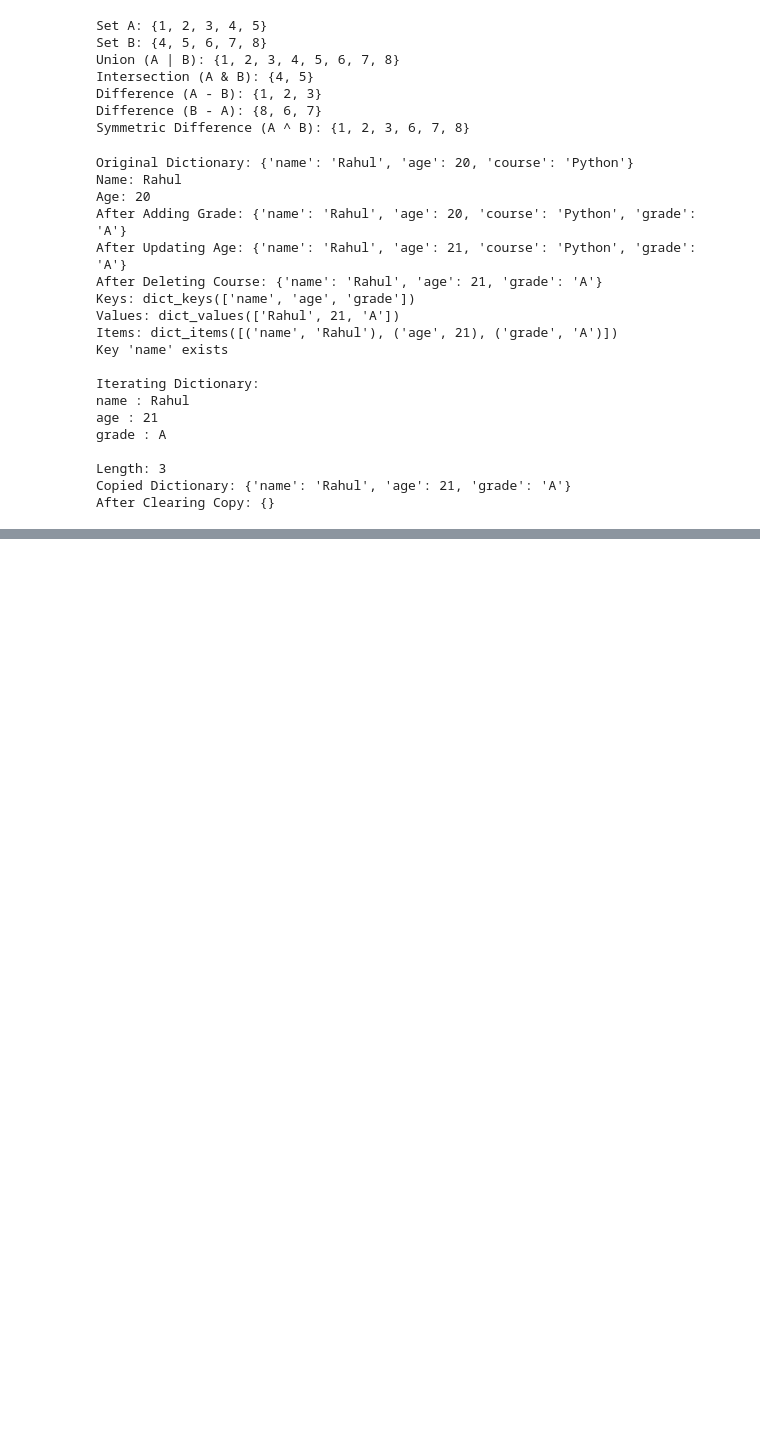
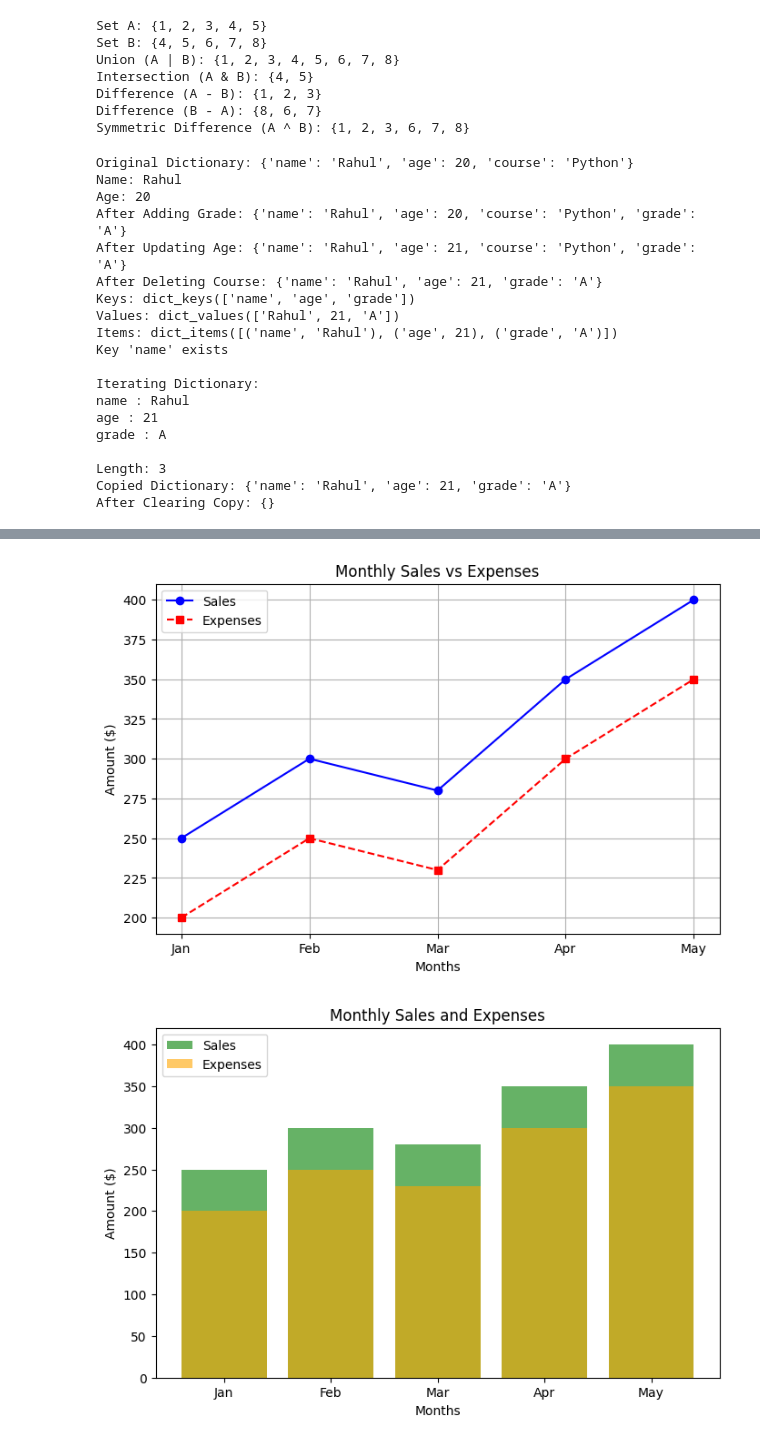
Before and after one commit to malamdarhussain12-ops/ds_lab_4092_alamdar-, a Jupyter notebook: ds_lab10_02_26.ipynb, the cells around one changed output, grey strips where cells are left out. Cells and saved outputs as stored; diff of their text form; code cells hidden in the pictures; blank space fills up the shorter version.

```diff
--- a/ds_lab10_02_26.ipynb
+++ b/ds_lab10_02_26.ipynb
@@ -178,0 +697,65 @@ After Clearing Copy: {}
+# %%
+#plottingdata
+# -------------------------------------------------
+# Plotting Program in Python using Matplotlib
+# -------------------------------------------------
+# This program demonstrates different types of plots
+# including line, bar, scatter, and histogram.
+# -------------------------------------------------
+
+import matplotlib.pyplot as plt
+
+# Sample data
+months = ['Jan', 'Feb', 'Mar', 'Apr', 'May']
+sales = [250, 300, 280, 350, 400]
+expenses = [200, 250, 230, 300, 350]
+
+# -------------------------
+# 1️⃣ Line Plot
+# -------------------------
+plt.figure(figsize=(8, 5))
+plt.plot(months, sales, marker='o', linestyle='-', color='blue', label='Sales')
+plt.plot(months, expenses, marker='s', linestyle='--', color='red', label='Expenses')
+plt.title("Monthly Sales vs Expenses")
+plt.xlabel("Months")
+plt.ylabel("Amount ($)")
+plt.legend()
+plt.grid(True)
+plt.show()
+
+# -------------------------
+# 2️⃣ Bar Chart
+# -------------------------
+plt.figure(figsize=(8, 5))
+plt.bar(months, sales, color='green', alpha=0.6, label='Sales')
+plt.bar(months, expenses, color='orange', alpha=0.6, label='Expenses')
+plt.title("Monthly Sales and Expenses")
+plt.xlabel("Months")
+plt.ylabel("Amount ($)")
+plt.legend()
+plt.show()
+
+# -------------------------
+# 3️⃣ Scatter Plot
+# -------------------------
+plt.figure(figsize=(8, 5))
+plt.scatter(sales, expenses, color='purple', s=100)
+plt.title("Sales vs Expenses Scatter Plot")
+plt.xlabel("Sales ($)")
+plt.ylabel("Expenses ($)")
+plt.grid(True)
+plt.show()
+
+# -------------------------
+# 4️⃣ Histogram
+# -------------------------
+ages = [22, 25, 27, 23, 24, 22, 26, 28, 25, 24, 23, 27]
+plt.figure(figsize=(8, 5))
+plt.hist(ages, bins=5, color='skyblue', edgecolor='black')
+plt.title("Age Distribution Histogram")
+plt.xlabel("Age")
+plt.ylabel("Frequency")
+plt.show()
+# %% [output]
+[figure, added]
+[figure, added]
```
Also changed, not shown: parts of 11 cells of this notebook.
